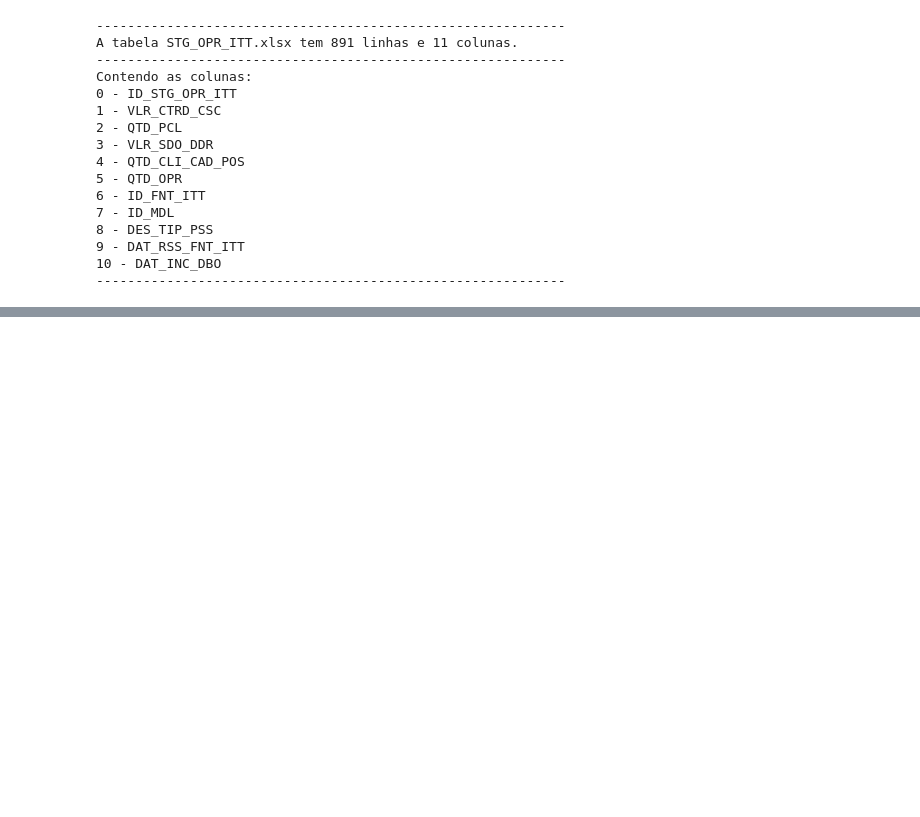
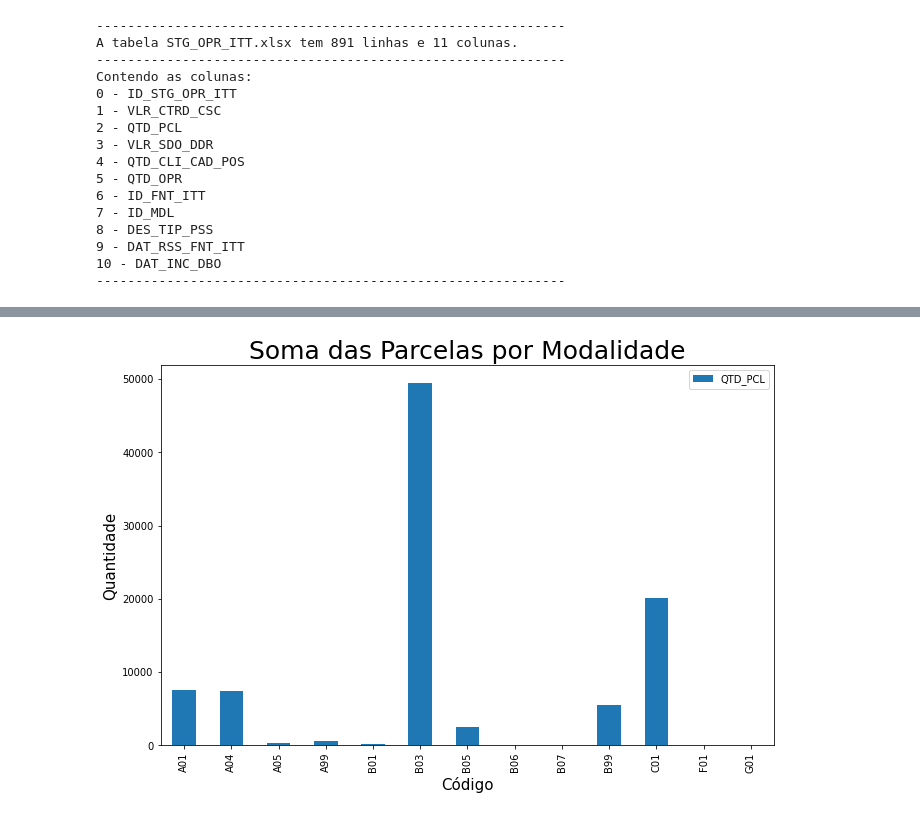
Before and after one commit to ThallesTorres/Projeto_SPC, a Jupyter notebook: SPRINT 2/Analise_STG_OPR_ITT.ipynb, the cells around one changed output, grey strips where cells are left out. Cells and saved outputs as stored; diff of their text form; code cells hidden in the pictures; blank space fills up the shorter version.

```diff
--- a/SPRINT 2/Analise_STG_OPR_ITT.ipynb
+++ b/SPRINT 2/Analise_STG_OPR_ITT.ipynb
@@ -115,0 +87,12 @@ for coluna in nome_colunas:
+# %%
+temp = dados_STG_OPR_ITT[['ID_MDL', 'QTD_PCL']].dropna()
+
+dados_temp = temp.groupby(['ID_MDL']).sum()
+
+dados_temp.plot.bar();
+
+plt.title("Soma das Parcelas por Modalidade", size=25); # Adicionando um título
+plt.xlabel('Código', size=15); # Nomeando o eixo X
+plt.ylabel('Quantidade', size=15); # Nomeando o eixo Y
+# %% [output]
+[figure, added]
```
Also changed, not shown: parts of 20 cells of this notebook.
